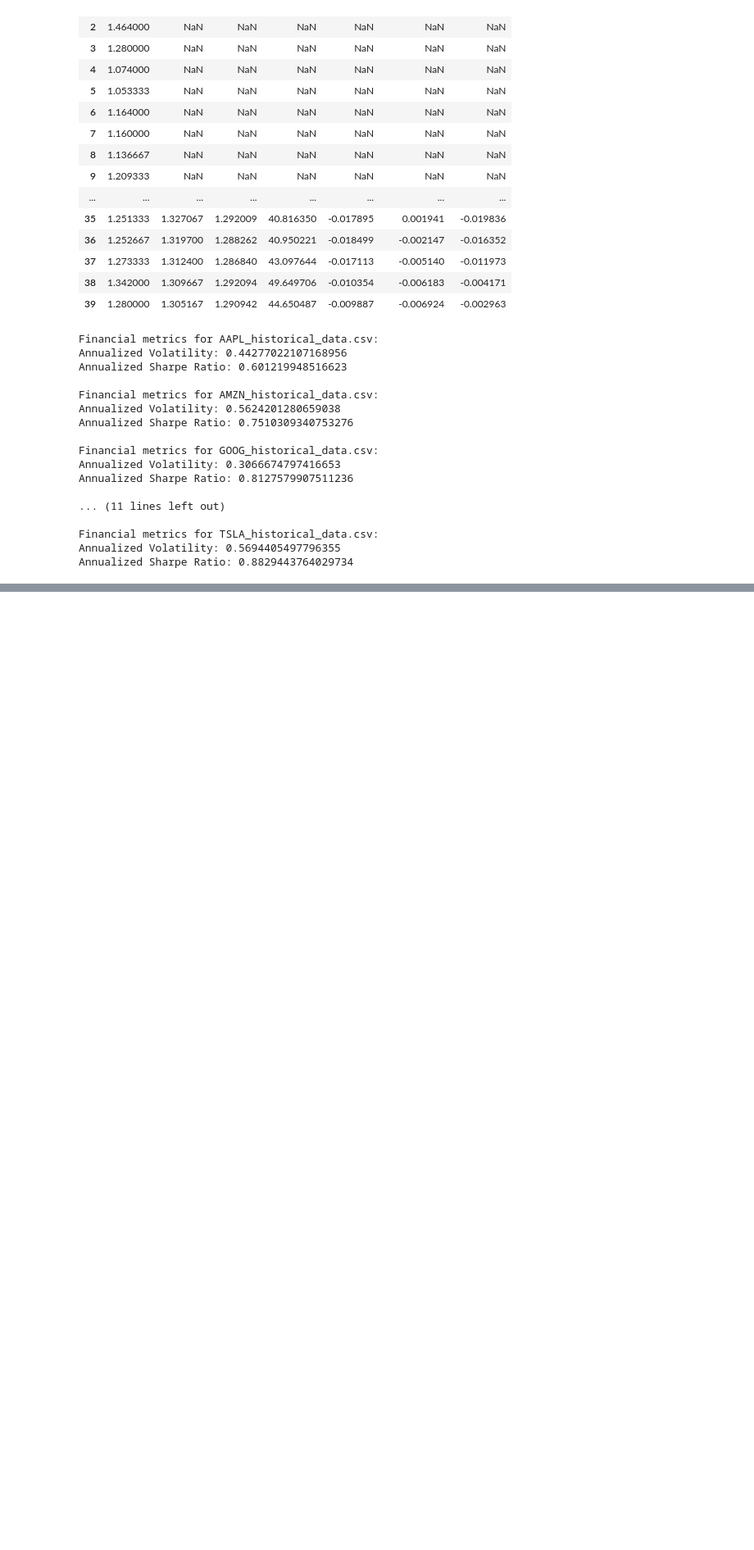
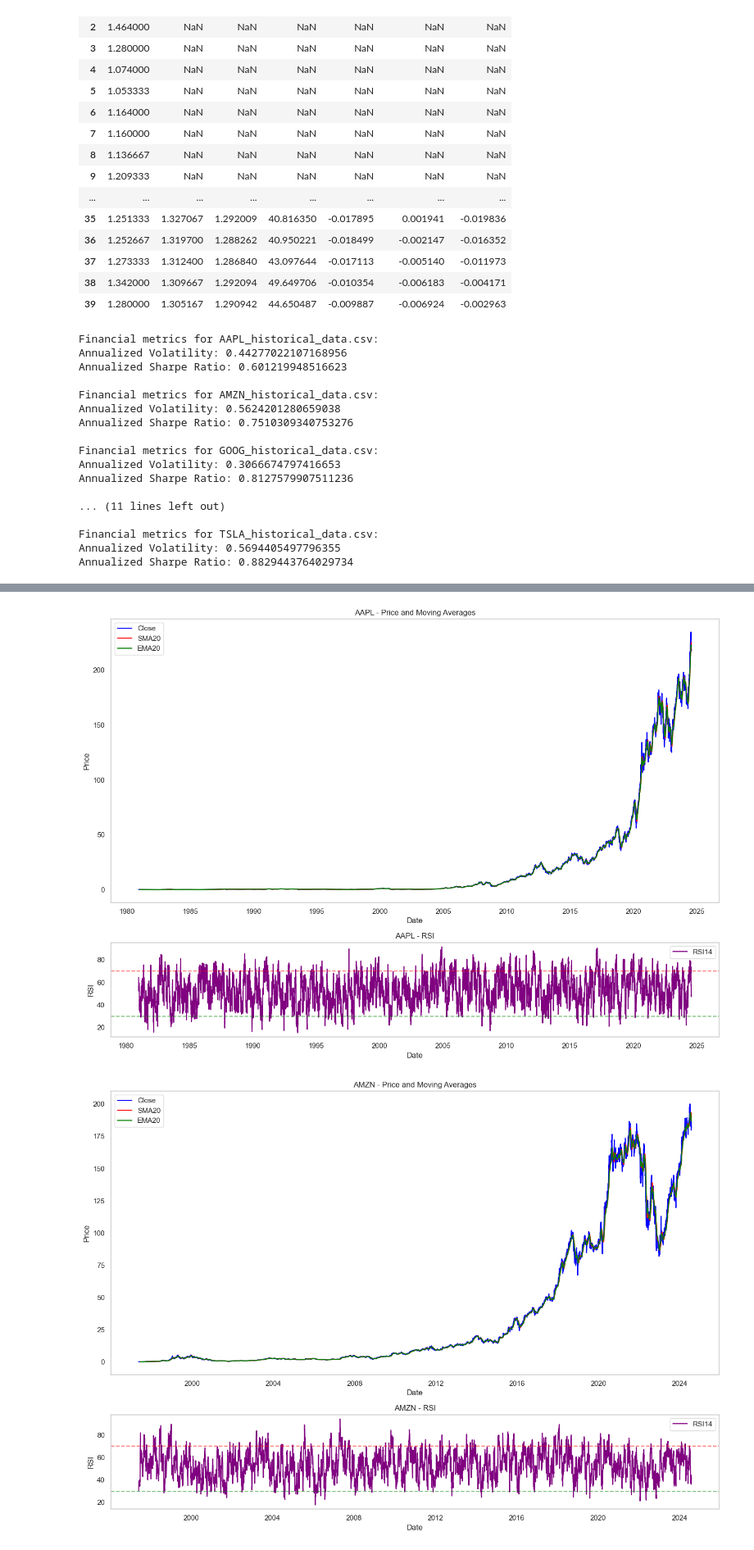
Before and after one commit to YonInsights/Financial-News-Sentiment-Analysis, a Jupyter notebook: notebooks/Financial_analysis.ipynb, the cells around one changed output, grey strips where cells are left out. Shown at 82% size. Drawn from its saved outputs; the diff is of its cells as text; code cells hidden in the pictures; blank space fills up the shorter version.

```diff
--- a/notebooks/Financial_analysis.ipynb
+++ b/notebooks/Financial_analysis.ipynb
@@ -375,0 +413,52 @@ Annualized Sharpe Ratio: 0.8829443764029734
+# %%
+
+
+# Function to plot data with indicators
+def plot_data(df, title):
+    fig, (ax1, ax2) = plt.subplots(2, 1, figsize=(14, 10), gridspec_kw={'height_ratios': [3, 1]})
+
+    # Plot Close prices and Moving Averages on the first subplot
+    ax1.plot(df['Date'], df['Close'], label='Close', color='blue')
+    ax1.plot(df['Date'], df['SMA20'], label='SMA20', color='red')
+    ax1.plot(df['Date'], df['EMA20'], label='EMA20', color='green')
+    ax1.set_title(f'{title} - Price and Moving Averages')
+    ax1.set_xlabel('Date')
+    ax1.set_ylabel('Price')
+    ax1.legend()
+    ax1.grid()
+
+    # Plot RSI on the second subplot
+    ax2.plot(df['Date'], df['RSI14'], label='RSI14', color='purple')
+    ax2.axhline(70, linestyle='--', alpha=0.5, color='red')
+    ax2.axhline(30, linestyle='--', alpha=0.5, color='green')
+    ax2.set_title(f'{title} - RSI')
+    ax2.set_xlabel('Date')
+    ax2.set_ylabel('RSI')
+    ax2.legend()
+    ax2.grid()
+
+    plt.tight_layout()
+    plt.show()
+
+# Loop through each file, calculate indicators, and visualize
+for file_name in file_names:
+    file_path = os.path.join(base_dir, file_name)
+    if os.path.exists(file_path):
+        df = load_data(file_path)
+
+        # Ensure 'Date' column is in datetime format
+        df['Date'] = pd.to_datetime(df['Date'])
+
+        # Calculate technical indicators
+        df['SMA20'] = ta.SMA(df['Close'], timeperiod=20)
+        df['EMA20'] = ta.EMA(df['Close'], timeperiod=20)
+        df['RSI14'] = ta.RSI(df['Close'], timeperiod=14)
+
+        # Plot data
+        title = file_name.replace('_historical_data.csv', '')
+        plot_data(df, title)
+    else:
+        print(f"Error: The file at {file_path} does not exist.")
+# %% [output]
+[figure, added]
+[figure, added]
```
Also changed, not shown: parts of 3 cells of this notebook.
